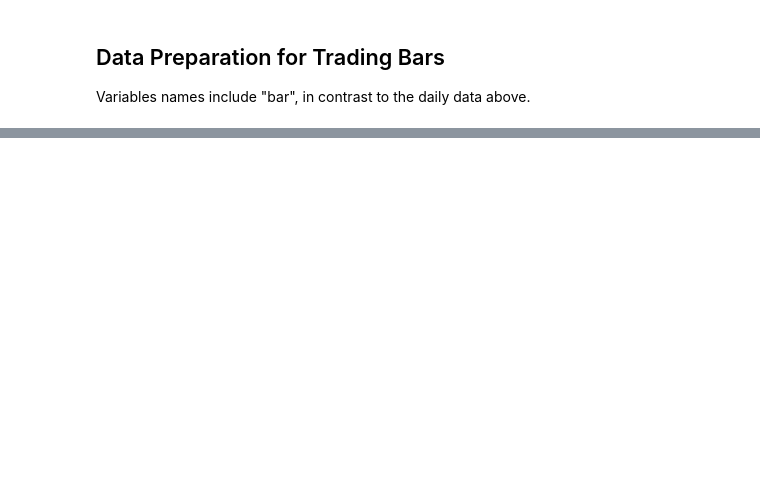
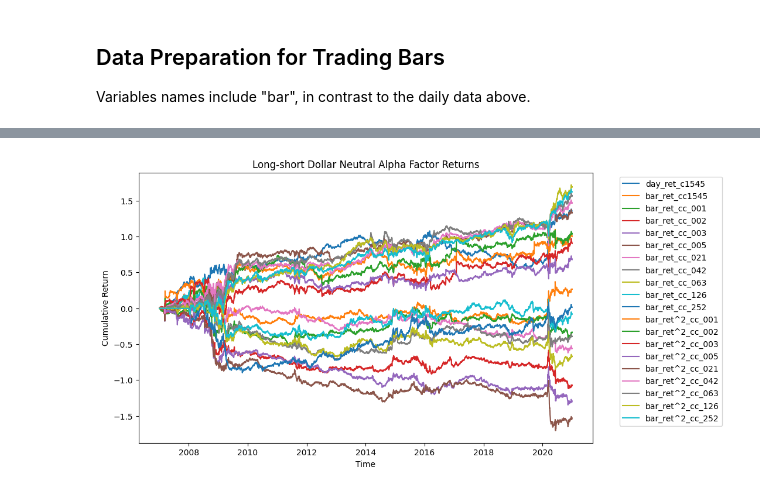
Before and after one commit to causality-group/causality-benchmark-data, a Jupyter notebook: causalitydata/notebook/01-Backtesting-Signals.ipynb, the cells around one changed output, grey strips where cells are left out. Drawn from its saved outputs; the diff is of its cells as text; code cells hidden in the pictures; blank space fills up the shorter version.

Commit message:
Including visuals in notebook.

```diff
--- a/causalitydata/notebook/01-Backtesting-Signals.ipynb
+++ b/causalitydata/notebook/01-Backtesting-Signals.ipynb
@@ -32,9 +34,8 @@ from data.dataloader import *
 # %%
 data_root_path = "~/data/causality_benchmark_dataset/common/daily/usa/1500/20240124"
 
-backtest_offset = pd.offsets.BDay(
-    1
-)  #  pd.offsets.Week(1) # pd.offsets.MonthBegin(1)  #
+backtest_offset = pd.offsets.BDay(1)
+# pd.offsets.Week(1) # pd.offsets.MonthBegin(1) #
 
 # Leaving 3+ years of out-of-sample period:
 backtest_end_ts = pd.Timestamp("2021-01-01")  # None #
@@ -178,21 +185,27 @@ for window_i in (
 # for trade_ts in bar_tss:
 #     print(f'Trading the close on {trade_ts}')
 # %%
-# Analyze Profit & Loss (P&L) of the trading signals
+# Analyze returns of the alpha factors
 
 pnl_dict = {}
 
 enter_at_stdev = 2.0
 
 for key, signal_df in observable_bar_signal_dfdict.items():
 
     signal_df = signal_df * bar_universe_df
     trade_ret_df = signalbacktest_df(
         signal_df, upcoming_bar_ret_cc_df, enter_at_stdev=2.0
     )
     pnl_dict[key] = trade_ret_df.sum(axis=1)
 
 strategy_pnl_df = pd.DataFrame(pnl_dict)
 
-plot_pnl(strategy_pnl_df)
+plot_pnl(
+    strategy_pnl_df,
+    title="Long-short Dollar Neutral Alpha Factor Returns",
+    ylabel="Cumulative Return",
+)
 display(calculate_performance_df(strategy_pnl_df))
+# %% [output]
+[figure, added]
```
Also changed, not shown: parts of 5 cells of this notebook.
